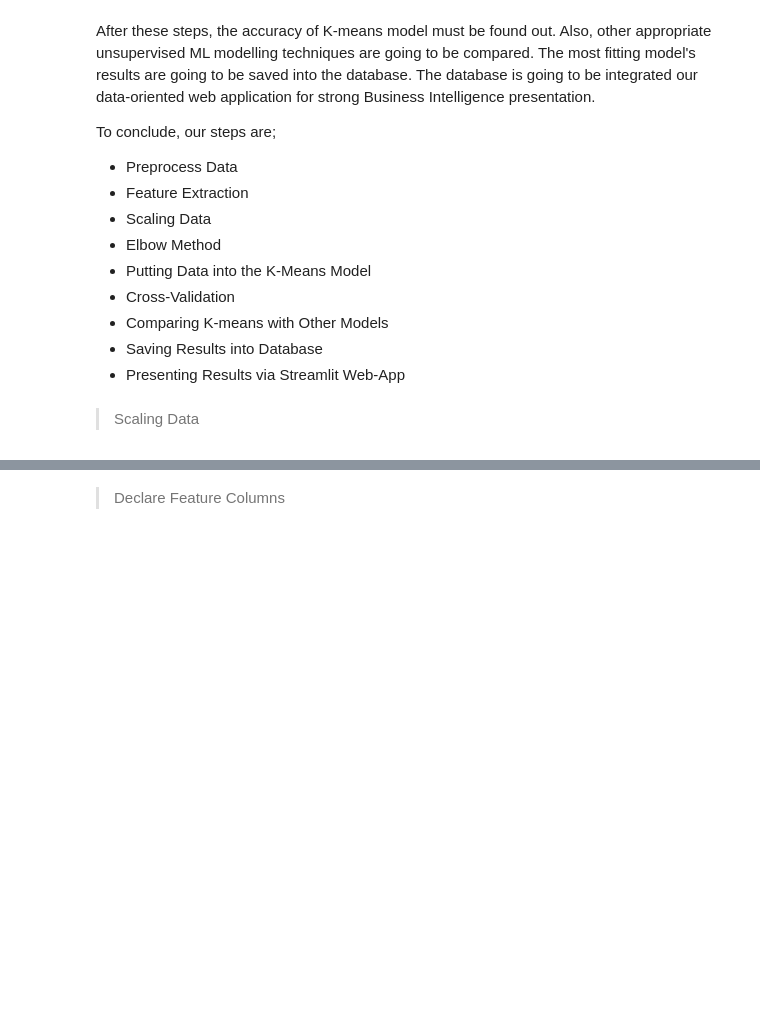
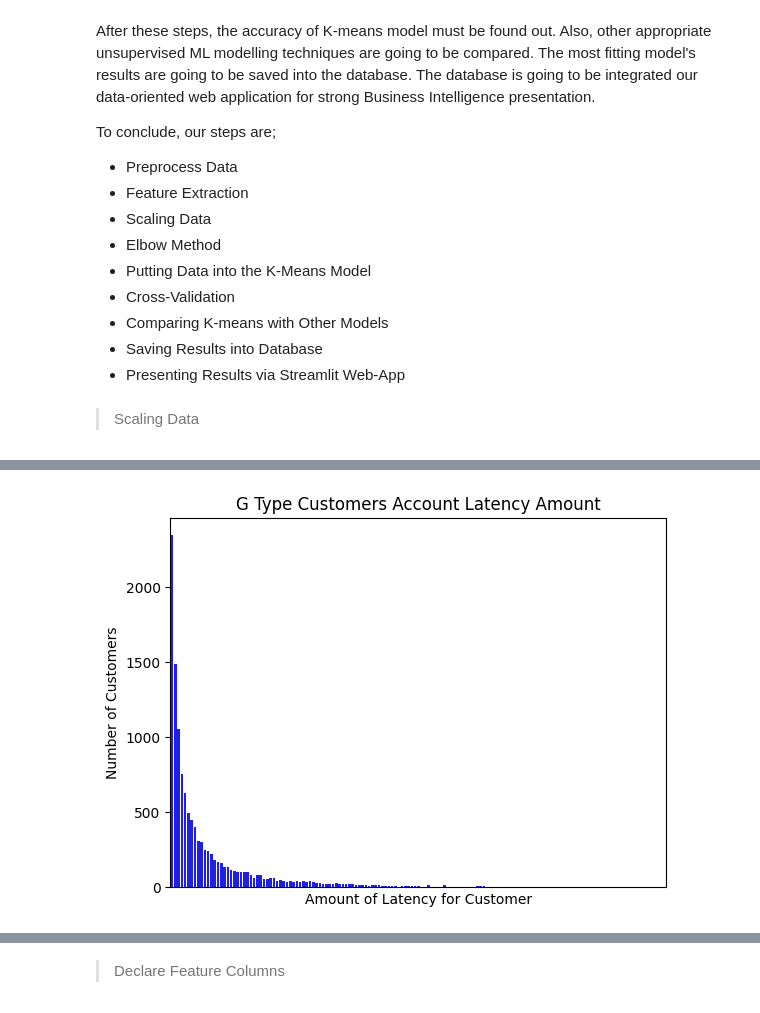
Before and after one commit to EmirhanServeren/factoring-customer-segmentation, a Jupyter notebook: segmentation.ipynb, the cells around one changed output, grey strips where cells are left out. Drawn from its saved outputs; the diff is of its cells as text; code cells hidden in the pictures; blank space fills up the shorter version.

```diff
--- a/segmentation.ipynb
+++ b/segmentation.ipynb
@@ -769,3 +769,8 @@ To conclude, our steps are;
 *   Presenting Results via Streamlit Web-App
 # %% [markdown]
 > Scaling Data
+# %%
+# selecting the columns to be scaled
+columns_to_scale = ['CEK_INCOME', 'BK_GECIKMEBAKIYE', 'BK_GECIKMEHESAP' ,'BK_ORAN']
+
+scaled_gType_df = g_company_type_df[columns_to_scale]         # creating a new dataframe with the selected columns
@@ -771,0 +801,13 @@ To conclude, our steps are;
+# %%
+# created a data frame for bk ratio
+bk_gecikmebakiye_df=scaled_gType_df['BK_GECIKMEBAKIYE'].value_counts().sort_index(ascending=True)
+
+# visualizing it using seaborn library
+sns.countplot(data=bk_gecikmebakiye_df, x=bk_gecikmebakiye_df.values, color='blue')
+plt.xticks([])              # hide x-axis tick labels
+plt.title('G Type Customers Account Latency Amount')
+plt.xlabel('Amount of Latency for Customer')
+plt.ylabel('Number of Customers')
+plt.show()
+# %% [output]
+[figure, added]
```
Also changed, not shown: parts of 26 cells of this notebook.
